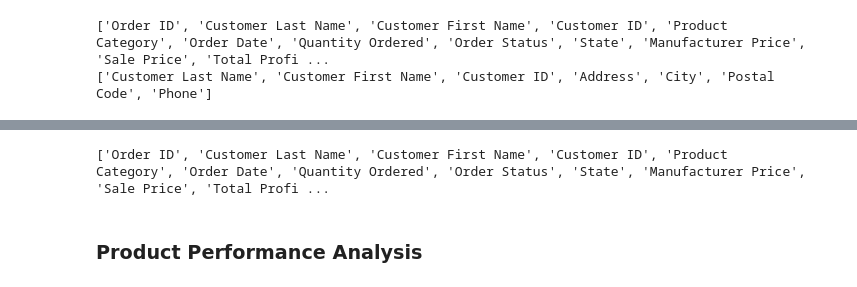
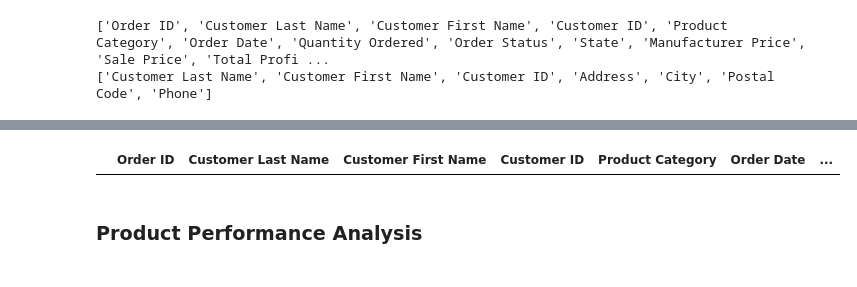
Before and after one commit to hlnetr21354/Future-Retail-Business-Case-Analysis, a Jupyter notebook: notebook/Future_Retail_Data_Cleaning_EDA.ipynb, the cells around one changed output, grey strips where cells are left out. Cells and saved outputs as stored; diff of their text form; code cells hidden in the pictures.

```diff
--- a/notebook/Future_Retail_Data_Cleaning_EDA.ipynb
+++ b/notebook/Future_Retail_Data_Cleaning_EDA.ipynb
@@ -329,7 +334,8 @@ plt.show()
-# %%
-print(sale_df.columns.to_list())
-# %% [output]
-['Order ID', 'Customer Last Name', 'Customer First Name', 'Customer ID', 'Product Category', 'Order Date', 'Quantity Ordered', 'Order Status', 'State', 'Manufacturer Price', 'Sale Price', 'Total Profi ...
+# %%
+sale_df['calculated_profit'] = sale_df['Sale Price'] - sale_df['Manufacturer Price']
+display(sale_df[sale_df['calculated_profit'] != sale_df['Total Profit']])
+# %% [output]
+|  | Order ID | Customer Last Name | Customer First Name | Customer ID | Product Category | Order Date | ... |
 # %% [markdown]
 ### Product Performance Analysis
 # %%
```
Also changed, not shown: parts of 5 cells of this notebook.
